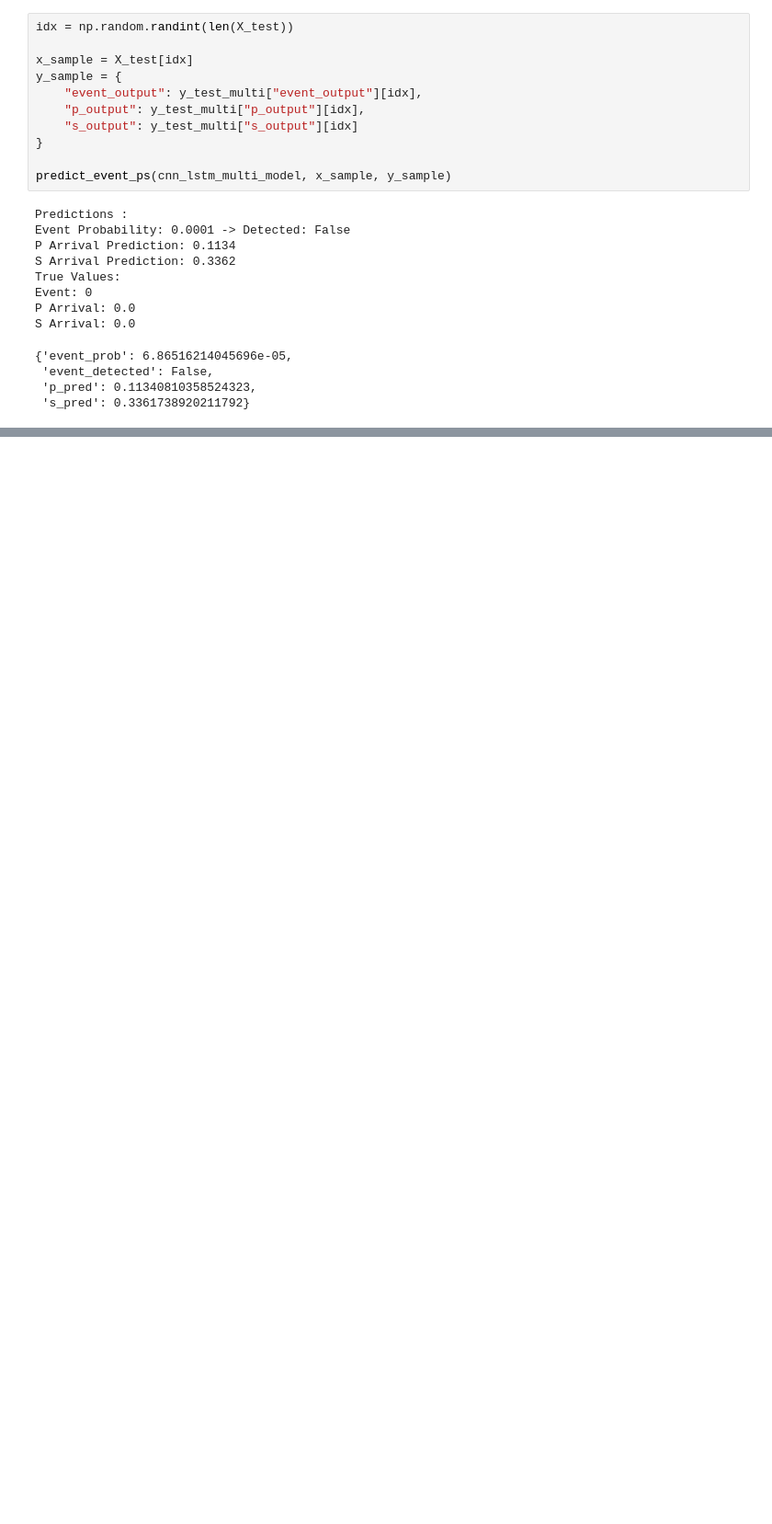
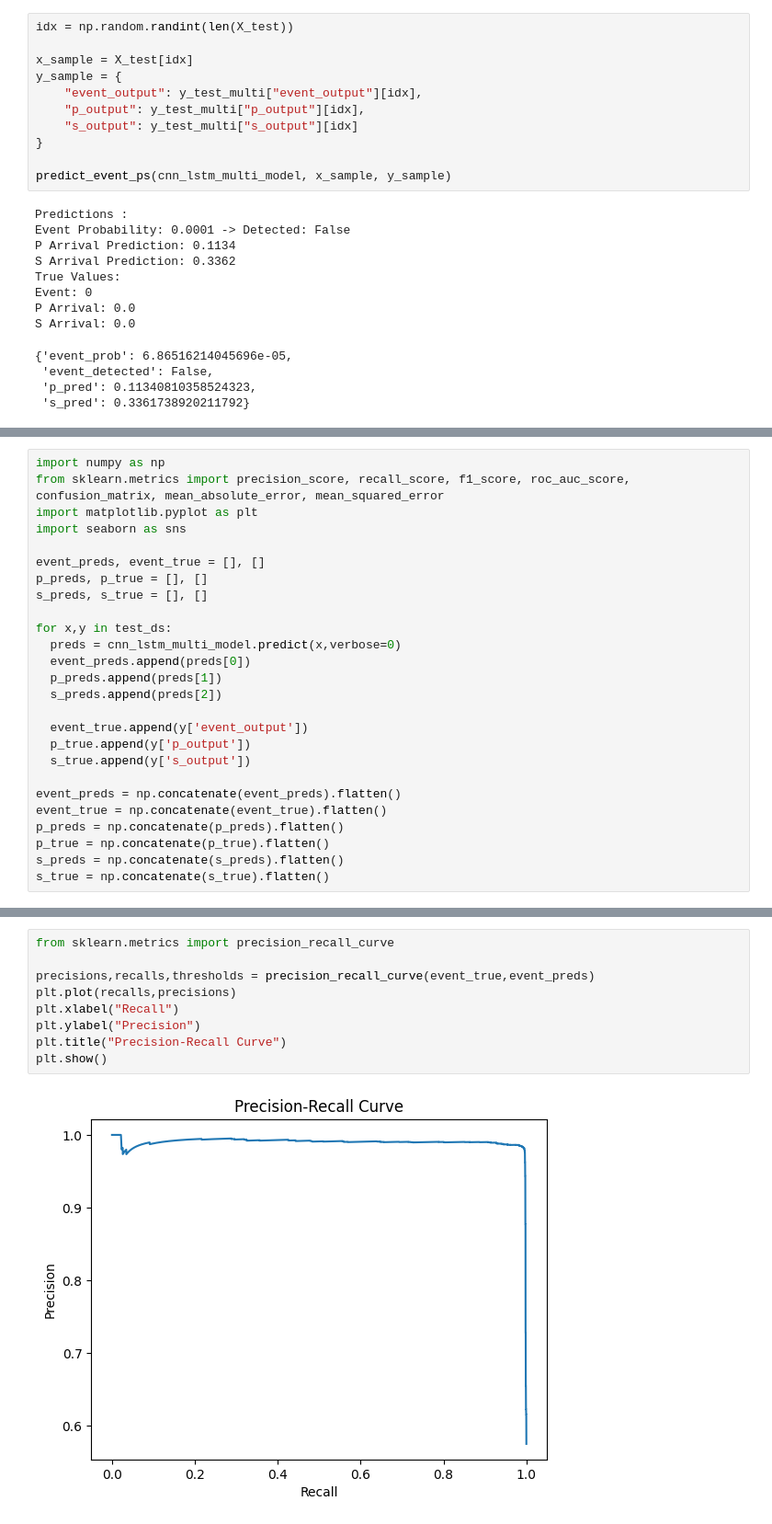
Before and after one commit to Shadabkhan2004/Earthquake-Detection, a Jupyter notebook: notebooks/mtl.ipynb, the cells around one changed output, grey strips where cells are left out. Shown at 92% size. Drawn from its saved outputs; the diff is of its cells as text; blank space fills up the shorter version.

```diff
--- a/notebooks/mtl.ipynb
+++ b/notebooks/mtl.ipynb
@@ -674,0 +679,26 @@ S Arrival: 0.0
+# %%
+import numpy as np
+from sklearn.metrics import precision_score, recall_score, f1_score, roc_auc_score, confusion_matrix, mean_absolute_error, mean_squared_error
+import matplotlib.pyplot as plt
+import seaborn as sns
+
+event_preds, event_true = [], []
+p_preds, p_true = [], []
+s_preds, s_true = [], []
+
+for x,y in test_ds:
+  preds = cnn_lstm_multi_model.predict(x,verbose=0)
+  event_preds.append(preds[0])
+  p_preds.append(preds[1])
+  s_preds.append(preds[2])
+
+  event_true.append(y['event_output'])
+  p_true.append(y['p_output'])
+  s_true.append(y['s_output'])
+
+event_preds = np.concatenate(event_preds).flatten()
+event_true = np.concatenate(event_true).flatten()
+p_preds = np.concatenate(p_preds).flatten()
+p_true = np.concatenate(p_true).flatten()
+s_preds = np.concatenate(s_preds).flatten()
+s_true = np.concatenate(s_true).flatten()
@@ -674,0 +734,11 @@ S Arrival: 0.0
+# %%
+from sklearn.metrics import precision_recall_curve
+
+precisions,recalls,thresholds = precision_recall_curve(event_true,event_preds)
+plt.plot(recalls,precisions)
+plt.xlabel("Recall")
+plt.ylabel("Precision")
+plt.title("Precision-Recall Curve")
+plt.show()
+# %% [output]
+[figure, added]
```
Also changed, not shown: parts of 12 cells of this notebook, 3 other files.
